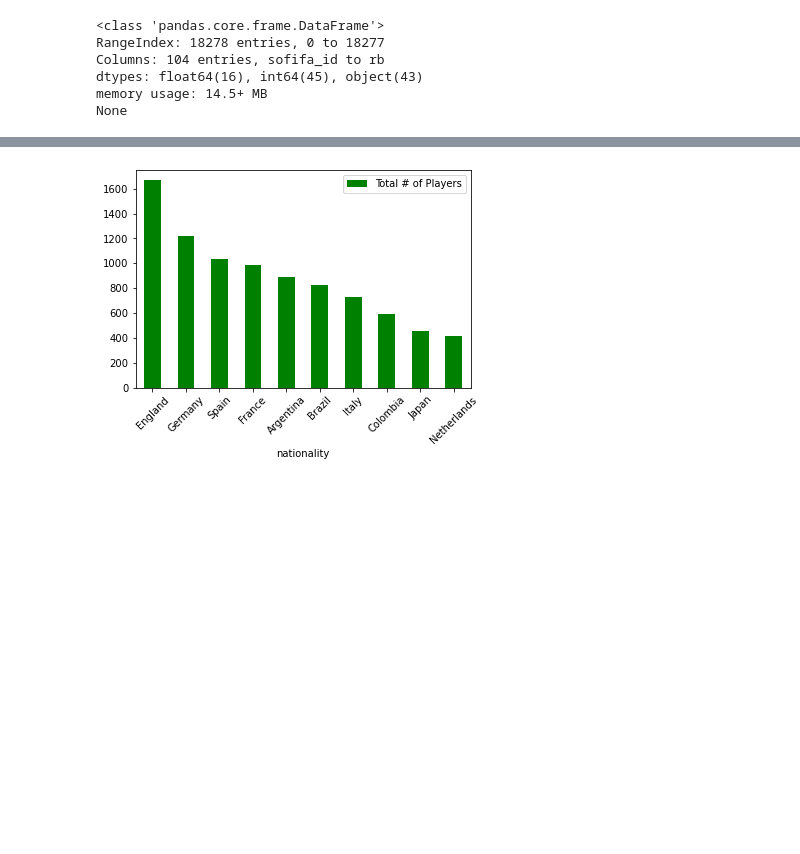
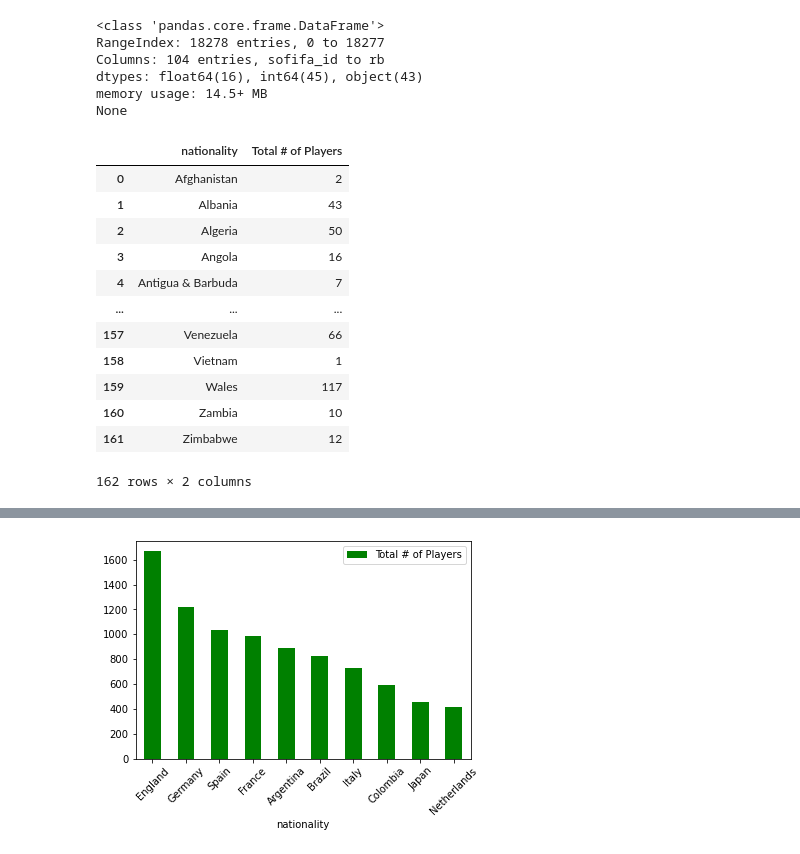
Before and after one commit to Jrowez/JUMPlus-dataProject1, a Jupyter notebook: dataProject1.ipynb, the cells around one changed output, grey strips where cells are left out. Drawn from its saved outputs; the diff is of its cells as text; code cells hidden in the pictures; blank space fills up the shorter version.

```diff
--- a/dataProject1.ipynb
+++ b/dataProject1.ipynb
@@ -74,7 +72,22 @@ None
 # %%
 # 4. Show number of players and their countries.
 
 totalPlayers = df[['nationality','short_name']].groupby(['nationality']).size().reset_index(name='Total # of Players')
+totalPlayers
+# %% [output]
+|  | nationality | Total # of Players |
+| 0 | Afghanistan | 2 |
+| 1 | Albania | 43 |
+| 2 | Algeria | 50 |
+| 3 | Angola | 16 |
+| 4 | Antigua & Barbuda | 7 |
+| ... | ... | ... |
+| 157 | Venezuela | 66 |
+| 158 | Vietnam | 1 |
+| 159 | Wales | 117 |
+| 160 | Zambia | 10 |
+| 161 | Zimbabwe | 12 |
+162 rows × 2 columns
 # %%
 # 5. If you find many records in point 4 then show only top 10 countries and their number of players.
 totalPlayers10 = totalPlayers.sort_values('Total # of Players', ascending=False).head(10)
```
Also changed, not shown: parts of 6 cells of this notebook.
